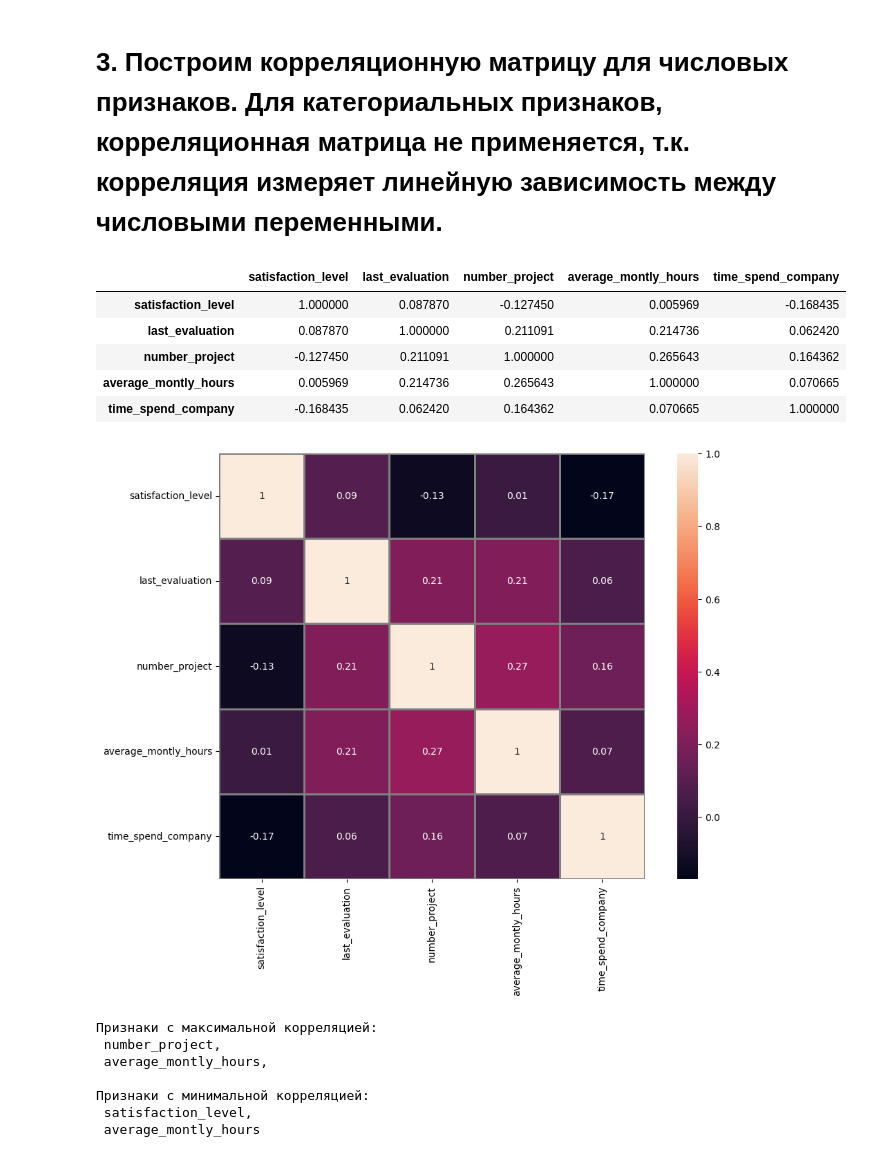
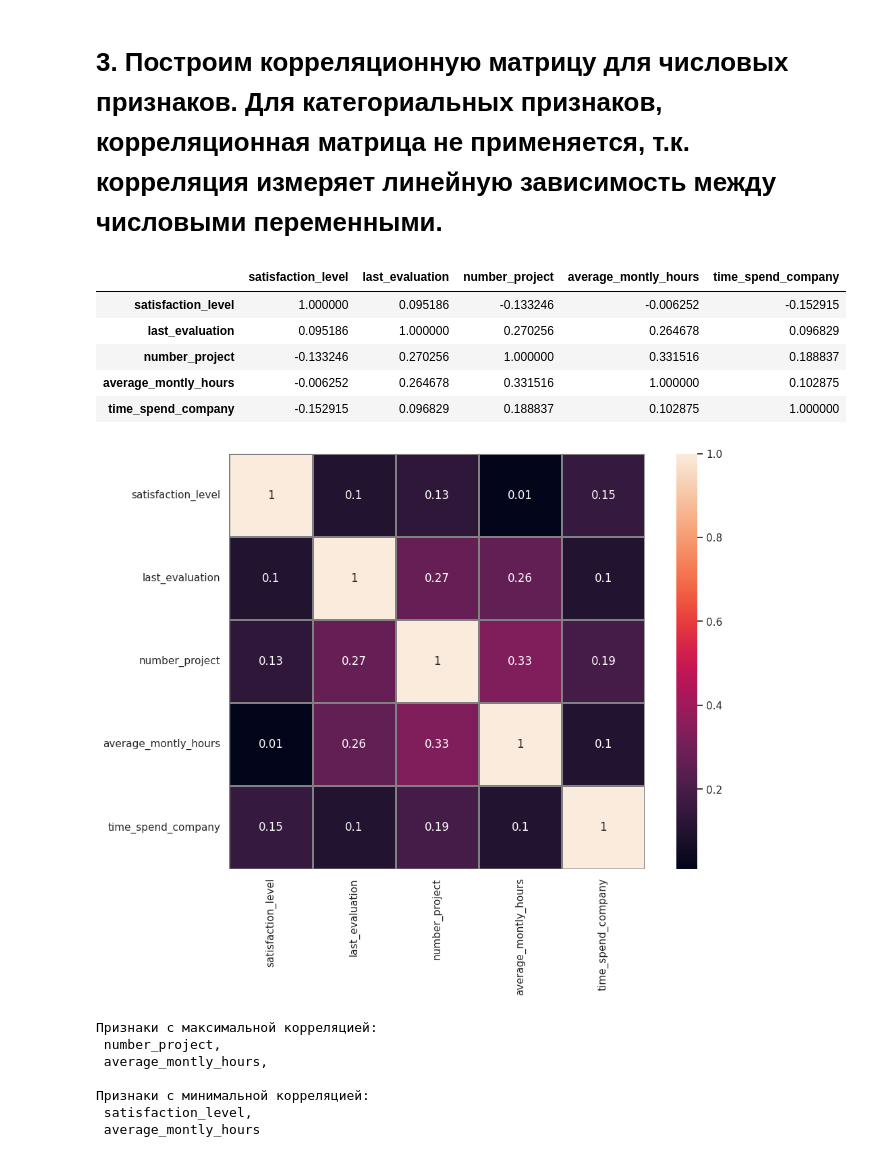
Before and after one commit to MaximNetolog/-, a Jupyter notebook: ДЗ_Итоговый_блок.ipynb, the cells around one changed output. Saved outputs shown, nothing was run; the diff lists cells and outputs as text; code cells hidden in the pictures.

```diff
--- a/ДЗ_Итоговый_блок.ipynb
+++ b/ДЗ_Итоговый_блок.ipynb
@@ -536,2 +522,0 @@ duplicated_df = df_no_department[df_no_department.duplicated()]  # лишние
-# %%
-df = pd.concat([df, duplicated_df]).drop_duplicates(keep=False) # Уберём дубликаты из df с помощью обьединением df и duplicated_df. df потеряет строки с таким же индексом как в duplicated_df
@@ -537,0 +538,3 @@ df = pd.concat([df, duplicated_df]).drop_duplicates(keep=False) # Уберём
+# %%
+df = df.drop_duplicates() # удалим дубликаты в df
+df
@@ -654,16 +671,16 @@ correlation_matrix = df_num.corr()
 correlation_matrix
 # %% [output]
 |  | satisfaction_level | last_evaluation | number_project | average_montly_hours | time_spend_company |
-| satisfaction_level | 1.000000 | 0.087870 | -0.127450 | 0.005969 | -0.168435 |
-| last_evaluation | 0.087870 | 1.000000 | 0.211091 | 0.214736 | 0.062420 |
-| number_project | -0.127450 | 0.211091 | 1.000000 | 0.265643 | 0.164362 |
-| average_montly_hours | 0.005969 | 0.214736 | 0.265643 | 1.000000 | 0.070665 |
-| time_spend_company | -0.168435 | 0.062420 | 0.164362 | 0.070665 | 1.000000 |
+| satisfaction_level | 1.000000 | 0.095186 | -0.133246 | -0.006252 | -0.152915 |
+| last_evaluation | 0.095186 | 1.000000 | 0.270256 | 0.264678 | 0.096829 |
+| number_project | -0.133246 | 0.270256 | 1.000000 | 0.331516 | 0.188837 |
+| average_montly_hours | -0.006252 | 0.264678 | 0.331516 | 1.000000 | 0.102875 |
+| time_spend_company | -0.152915 | 0.096829 | 0.188837 | 0.102875 | 1.000000 |
 # %%
 plt.figure(figsize= (12, 8))
-sns.heatmap(df_num.corr().round(2), annot = True, square = True, linewidths=1, linecolor='gray'); # покажем матрицу корреляции
+sns.heatmap(df_num.corr().abs().round(2), annot = True, square = True, linewidths=1, linecolor='gray'); # покажем матрицу корреляции
 # %% [output]
-[figure, old version]
+[figure, new version]
 # %%
 correlation_matrix_array = correlation_matrix.abs().to_numpy() # для поиска индексов в матрице, преобразуем DataFrame в массив NumPy
 
```
Also changed, not shown: parts of 46 cells of this notebook.
